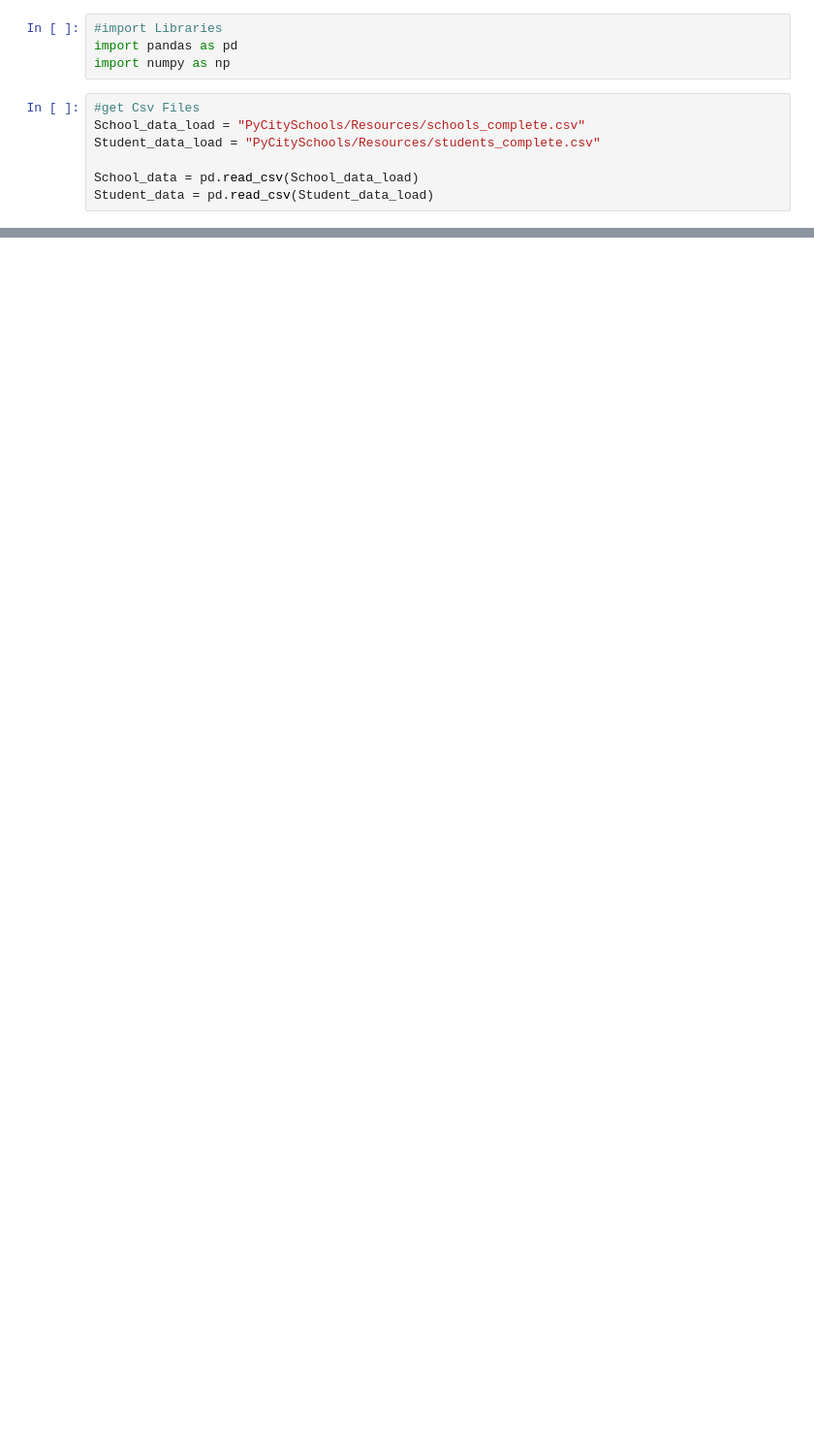
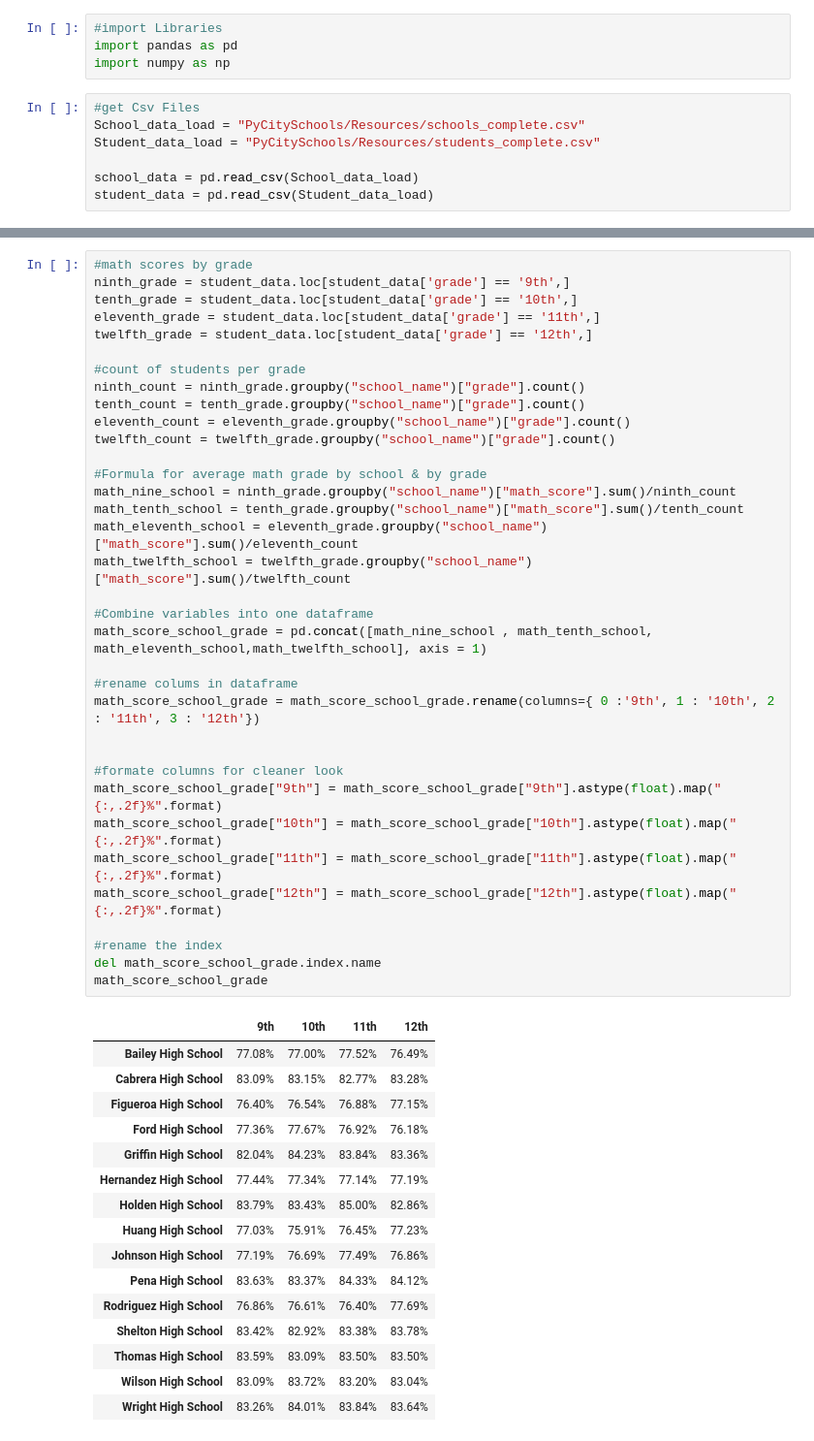
Before and after one commit to calindner/04---Assignment, a Jupyter notebook: AcedemyPy.ipynb, the cells around one changed output, grey strips where cells are left out. Shown at 97% size. Saved outputs shown, nothing was run; the diff lists cells and outputs as text; blank space fills up the shorter version.

```diff
--- a/AcedemyPy.ipynb
+++ b/AcedemyPy.ipynb
@@ -7,6 +19,6 @@ import numpy as np
 School_data_load = "PyCitySchools/Resources/schools_complete.csv"
 Student_data_load = "PyCitySchools/Resources/students_complete.csv"
 
-School_data = pd.read_csv(School_data_load)
-Student_data = pd.read_csv(Student_data_load)
+school_data = pd.read_csv(School_data_load)
+student_data = pd.read_csv(Student_data_load)
 # %%
@@ -118,0 +168,52 @@ School_Summary
+# %%
+#math scores by grade
+ninth_grade = student_data.loc[student_data['grade'] == '9th',]
+tenth_grade = student_data.loc[student_data['grade'] == '10th',]
+eleventh_grade = student_data.loc[student_data['grade'] == '11th',]
+twelfth_grade = student_data.loc[student_data['grade'] == '12th',]
+
+#count of students per grade
+ninth_count = ninth_grade.groupby("school_name")["grade"].count()
+tenth_count = tenth_grade.groupby("school_name")["grade"].count()
+eleventh_count = eleventh_grade.groupby("school_name")["grade"].count()
+twelfth_count = twelfth_grade.groupby("school_name")["grade"].count()
+
+#Formula for average math grade by school & by grade
+math_nine_school = ninth_grade.groupby("school_name")["math_score"].sum()/ninth_count
+math_tenth_school = tenth_grade.groupby("school_name")["math_score"].sum()/tenth_count
+math_eleventh_school = eleventh_grade.groupby("school_name")["math_score"].sum()/eleventh_count
+math_twelfth_school = twelfth_grade.groupby("school_name")["math_score"].sum()/twelfth_count
+
+#Combine variables into one dataframe
+math_score_school_grade = pd.concat([math_nine_school , math_tenth_school, math_eleventh_school,math_twelfth_school], axis = 1)
+
+#rename colums in dataframe
+math_score_school_grade = math_score_school_grade.rename(columns={ 0 :'9th', 1 : '10th', 2 : '11th', 3 : '12th'})
+
+
+#formate columns for cleaner look
+math_score_school_grade["9th"] = math_score_school_grade["9th"].astype(float).map("{:,.2f}%".format)
+math_score_school_grade["10th"] = math_score_school_grade["10th"].astype(float).map("{:,.2f}%".format)
+math_score_school_grade["11th"] = math_score_school_grade["11th"].astype(float).map("{:,.2f}%".format)
+math_score_school_grade["12th"] = math_score_school_grade["12th"].astype(float).map("{:,.2f}%".format)
+
+#rename the index
+del math_score_school_grade.index.name
+math_score_school_grade
+# %% [output]
+|  | 9th | 10th | 11th | 12th |
+| Bailey High School | 77.08% | 77.00% | 77.52% | 76.49% |
+| Cabrera High School | 83.09% | 83.15% | 82.77% | 83.28% |
+| Figueroa High School | 76.40% | 76.54% | 76.88% | 77.15% |
+| Ford High School | 77.36% | 77.67% | 76.92% | 76.18% |
+| Griffin High School | 82.04% | 84.23% | 83.84% | 83.36% |
+| Hernandez High School | 77.44% | 77.34% | 77.14% | 77.19% |
+| Holden High School | 83.79% | 83.43% | 85.00% | 82.86% |
+| Huang High School | 77.03% | 75.91% | 76.45% | 77.23% |
+| Johnson High School | 77.19% | 76.69% | 77.49% | 76.86% |
+| Pena High School | 83.63% | 83.37% | 84.33% | 84.12% |
+| Rodriguez High School | 76.86% | 76.61% | 76.40% | 77.69% |
+| Shelton High School | 83.42% | 82.92% | 83.38% | 83.78% |
+| Thomas High School | 83.59% | 83.09% | 83.50% | 83.50% |
+| Wilson High School | 83.09% | 83.72% | 83.20% | 83.04% |
+| Wright High School | 83.26% | 84.01% | 83.84% | 83.64% |
```
Also changed, not shown: parts of 23 cells of this notebook.
